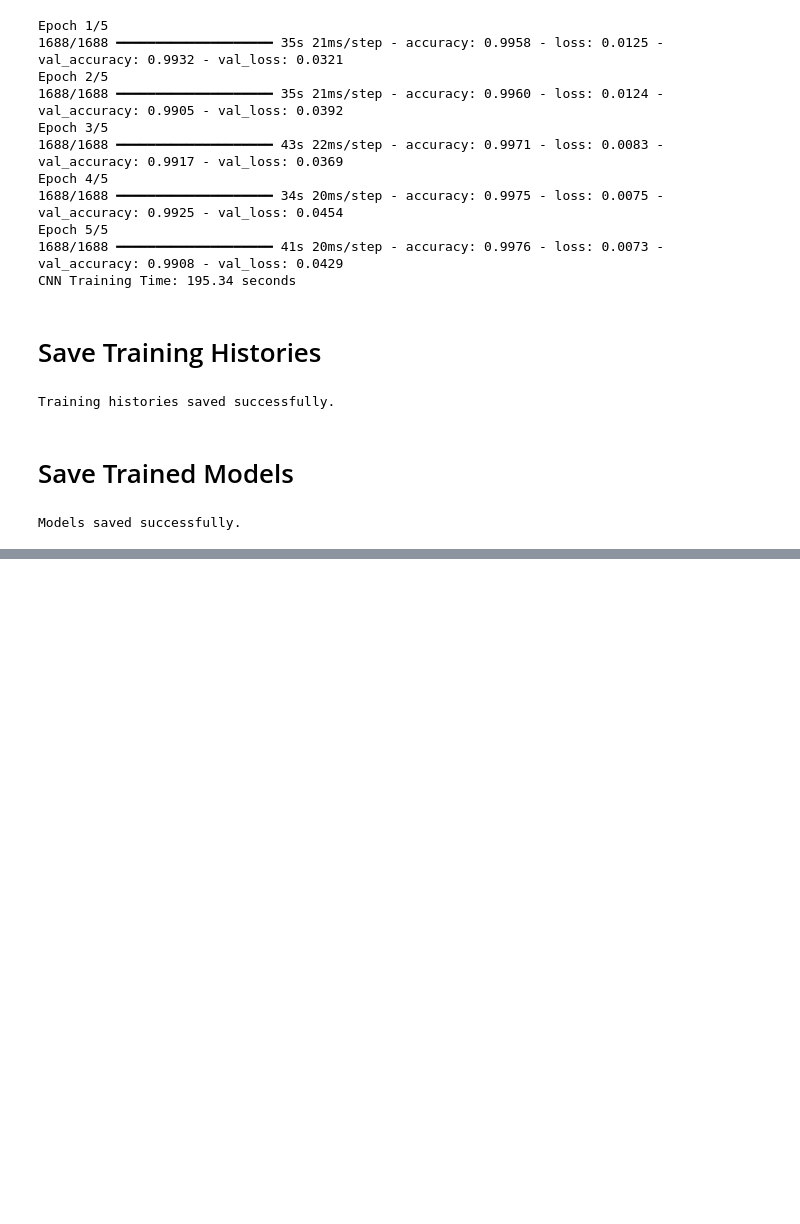
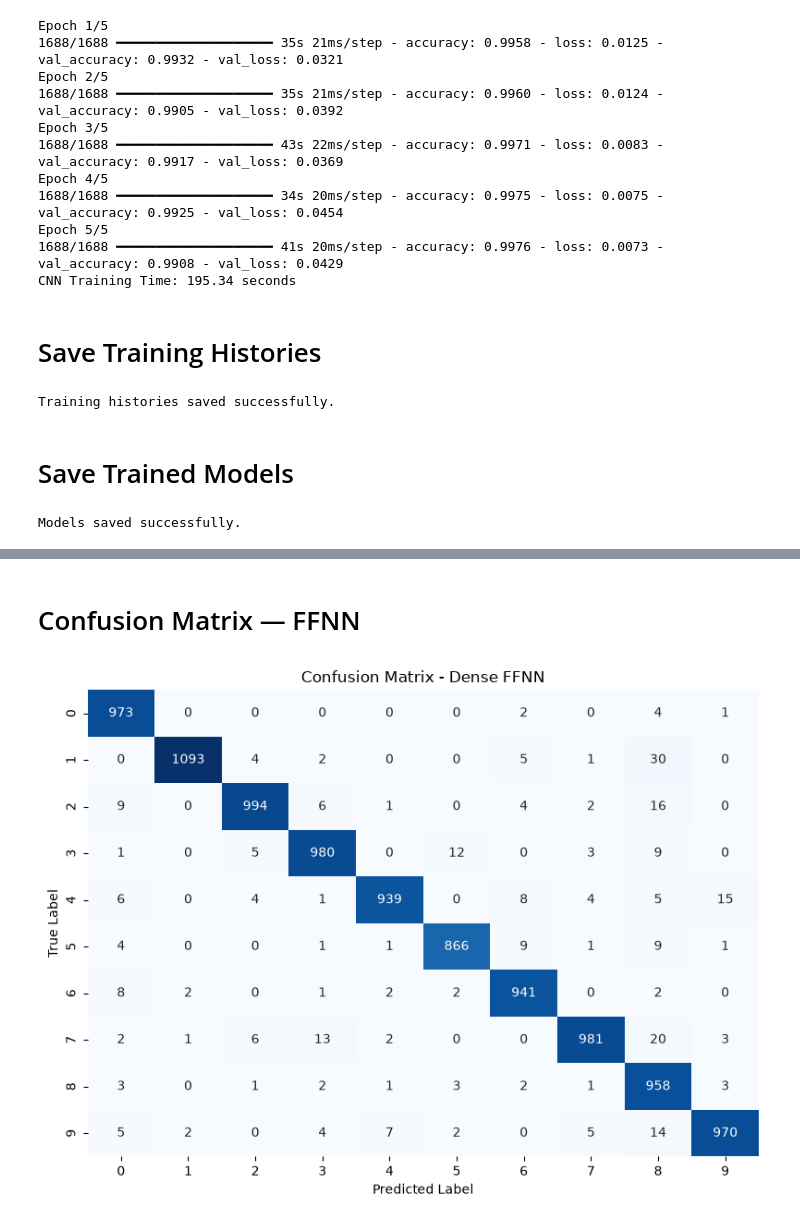
Before and after one commit to misshosseini/mini-deep-learning-experiment, a Jupyter notebook: mnist_ffnn_vs_cnn.ipynb, the cells around one changed output, grey strips where cells are left out. Drawn from its saved outputs; the diff is of its cells as text; code cells hidden in the pictures; blank space fills up the shorter version.

Commit message:
Model Evaluation & Confusion Matrix

```diff
--- a/mnist_ffnn_vs_cnn.ipynb
+++ b/mnist_ffnn_vs_cnn.ipynb
@@ -472,0 +476,10 @@ Models saved successfully.
+# %%
+ffnn_probabilities = model_ffnn.predict(
+    test_images_ffnn,
+    verbose=0
+)
+
+ffnn_predictions = np.argmax(
+    ffnn_probabilities,
+    axis=1
+)
@@ -472,0 +496,2 @@ Models saved successfully.
+# %%
+test_labels_original = np.argmax(test_labels, axis=1)
@@ -472,0 +585,35 @@ Models saved successfully.
+# %% [markdown]
+# Confusion Matrix — FFNN
+# %%
+os.makedirs("plots", exist_ok=True)
+
+ffnn_cm = confusion_matrix(
+    test_labels_original,
+    ffnn_predictions
+)
+
+plt.figure(figsize=(8, 6))
+
+sns.heatmap(
+    ffnn_cm,
+    annot=True,
+    fmt="d",
+    cmap="Blues",
+    cbar=False
+)
+
+plt.title("Confusion Matrix - Dense FFNN")
+plt.xlabel("Predicted Label")
+plt.ylabel("True Label")
+
+plt.tight_layout()
+
+plt.savefig(
+    "plots/confusion_matrix_ffnn.png",
+    dpi=300,
+    bbox_inches="tight"
+)
+
+plt.show()
+# %% [output]
+[figure, added]
```
Also changed, not shown: parts of 8 cells of this notebook, 2 other files.
